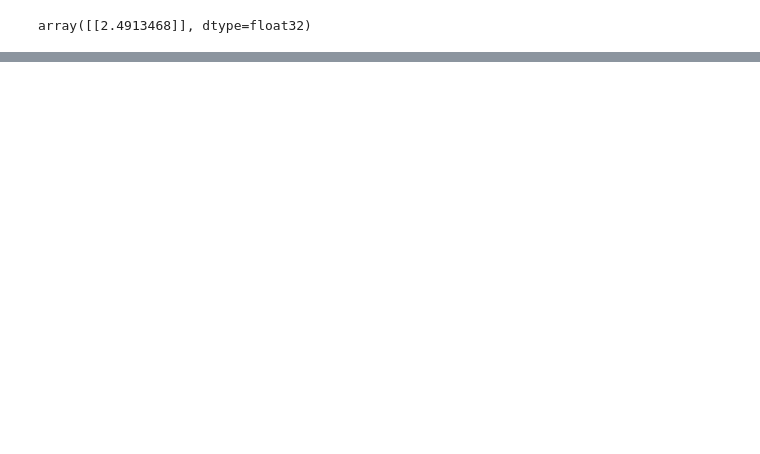
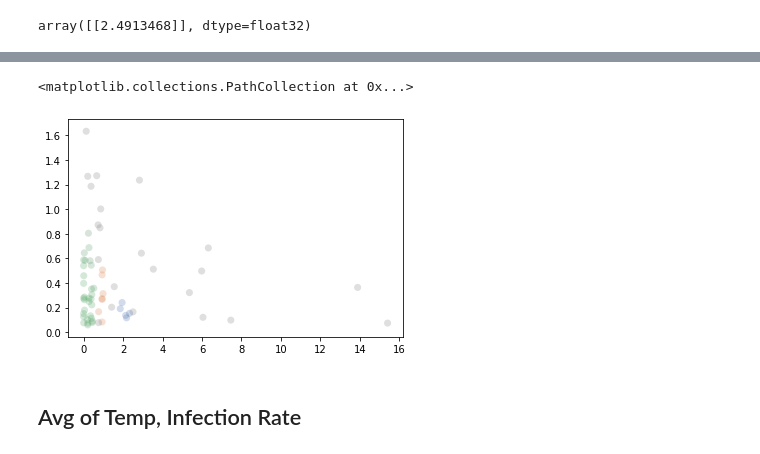
Before and after one commit to spjy/covid-temperature, a Jupyter notebook: covid.ipynb, the cells around one changed output, grey strips where cells are left out. Cells and saved outputs as stored; diff of their text form; code cells hidden in the pictures; blank space fills up the shorter version.

```diff
--- a/covid.ipynb
+++ b/covid.ipynb
@@ -403,0 +458,12 @@ hierarchy.plot()
+# %%
+clusterer_var = hdbscan.HDBSCAN(algorithm='best', alpha=1.0, approx_min_span_tree=True,
+    gen_min_span_tree=False, leaf_size=40,
+    metric='euclidean', min_cluster_size=5, min_samples=None, p=None)
+
+cluster_labels = clusterer_var.fit(var_infection)
+
+print(clusterer_var.labels_)
+print(clusterer_var.labels_.max())
+print(clusterer_var.probabilities_)
+
+clusterer_var.single_linkage_tree_.plot(cmap='viridis', colorbar=True)
@@ -403,0 +488,13 @@ hierarchy.plot()
+# %%
+color_palette = sns.color_palette('deep', 8)
+cluster_colors = [color_palette[x] if x >= 0
+                  else (0.5, 0.5, 0.5)
+                  for x in clusterer_var.labels_]
+cluster_member_colors = [sns.desaturate(x, p) for x, p in
+                         zip(cluster_colors, clusterer_var.probabilities_)]
+plt.scatter(*var_infection.T, s=50, linewidth=0, c=cluster_member_colors, alpha=0.25)
+# %% [output]
+<matplotlib.collections.PathCollection at 0x...>
+[figure, added]
+# %% [markdown]
+## Avg of Temp, Infection Rate
```
Also changed, not shown: parts of 22 cells of this notebook, 2 other files.
